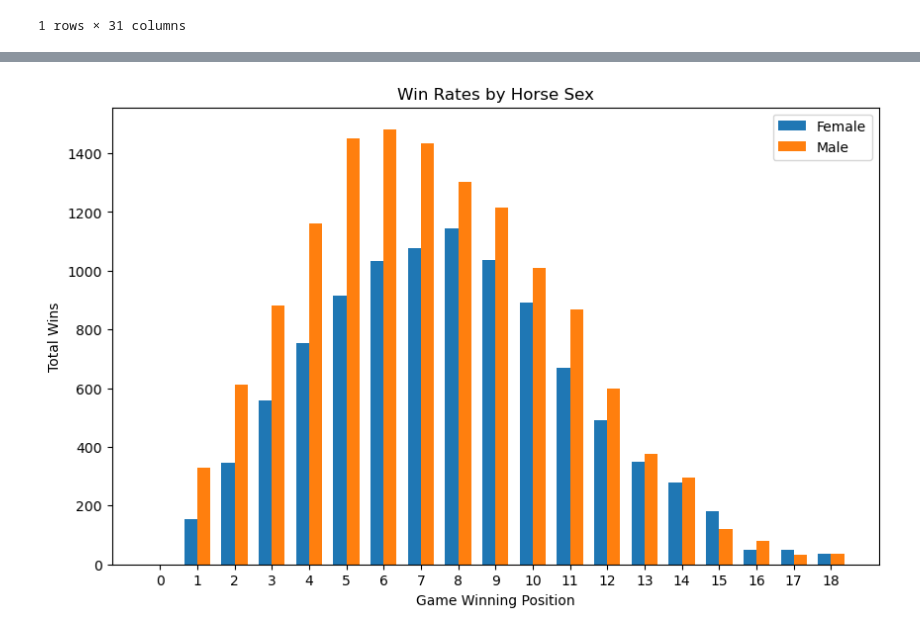
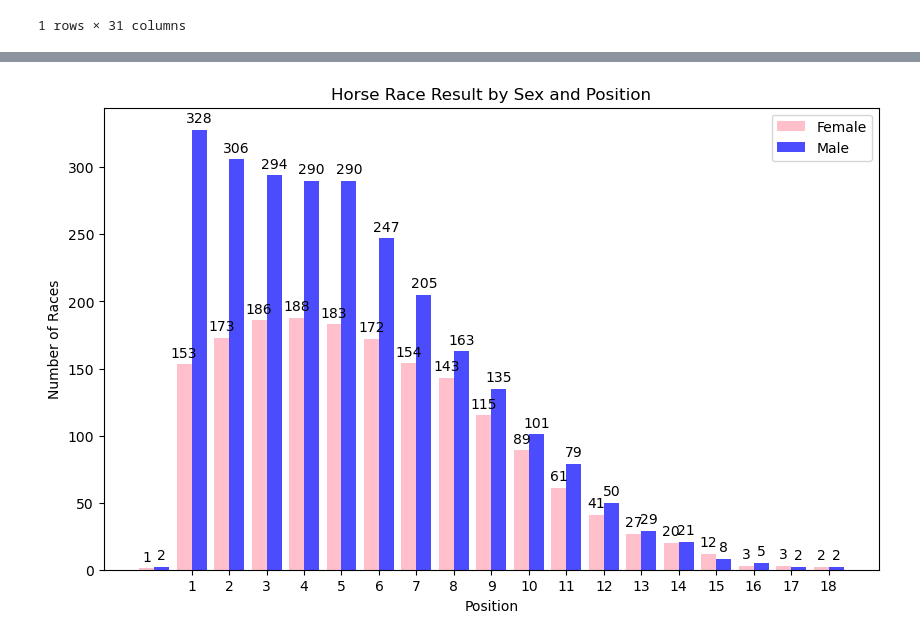
Before and after one commit to moonsunkey/Project-1, a Jupyter notebook: Ron_horse_racing.ipynb, the cells around one changed output, grey strips where cells are left out. Saved outputs shown, nothing was run; the diff lists cells and outputs as text; code cells hidden in the pictures.

```diff
--- a/Ron_horse_racing.ipynb
+++ b/Ron_horse_racing.ipynb
@@ -22,5 +22,5 @@ clean_df.head(1)
 # 1. The winning rate horse_sex  (f/ m)? undefine?
 female_horse = clean_df[clean_df['horse_sex'] == 'f']
 
-win_female_rate_df = female_horse.groupby('result')['result'].sum()
-win_female_rate_df
+female_horse_position_df = female_horse.groupby('result')['result'].count()
+# female_horse_position_df
@@ -45,5 +27,5 @@ Name: result, dtype: int64
 # %%
 male_horse = clean_df[clean_df['horse_sex'] == 'm']
 
-win_male_rate_df = male_horse.groupby('result')['result'].sum()
-win_male_rate_df
+male_horse_position_df = male_horse.groupby('result')['result'].count()
+# male_horse_position_df
@@ -68,27 +32,43 @@ Name: result, dtype: int64
-# %%
-# chart width
-plt.figure(figsize=(10, 6))
-
-# Bar width
-bar_width = 0.35
-
-# Get the unique result categories
-results = win_female_rate_df.index
-
-# Plotting bars for female horses
-plt.bar(results, win_female_rate_df, bar_width, label='Female')
-
-# Plotting bars for male horses
-plt.bar([r + bar_width for r in results], win_male_rate_df, bar_width, label='Male')
-
-# Adding labels and title
-plt.xlabel('Game Winning Position')
-plt.ylabel('Total Wins')
-plt.title('Win Rates by Horse Sex')
-plt.xticks([r + bar_width / 2 for r in range(len(results))], results)
-plt.legend()
-
-# Show plot
-plt.show()
-# %% [output]
-[figure, removed]
+# %%
+fig, ax = plt.subplots(figsize=(10, 6))
+
+# Define bar width
+bar_width = 0.4
+
+# Plotting female horse positions
+female_bars = ax.bar(female_horse_position_df.index - bar_width/2, female_horse_position_df.values,
+       color='pink', width=bar_width, label='Female')
+
+# Plotting male horse positions
+male_bars = ax.bar(male_horse_position_df.index + bar_width/2, male_horse_position_df.values,
+       color='blue', width=bar_width, label='Male', alpha=0.7)
+
+# Function to add data labels
+def add_labels(bars):
+    for bar in bars:
+        height = bar.get_height()
+        ax.annotate('{}'.format(height),
+                    xy=(bar.get_x() + bar.get_width() / 2, height),
+                    xytext=(0, 3),  # 3 points vertical offset
+                    textcoords="offset points",
+                    ha='center', va='bottom')
+
+# Add data labels for female bars
+add_labels(female_bars)
+
+# Add data labels for male bars
+add_labels(male_bars)
+
+# Adding labels and title
+ax.set_xlabel('Position')
+ax.set_ylabel('Number of Races')
+ax.set_title('Horse Race Result by Sex and Position')
+ax.legend()
+
+# Set x-axis ticks to show only integers from 1 to 18
+plt.xticks(range(1, 19))
+
+# Show plot
+plt.show()
+# %% [output]
+[figure, added]
```
Also changed, not shown: parts of 6 cells of this notebook, 1 other file.
